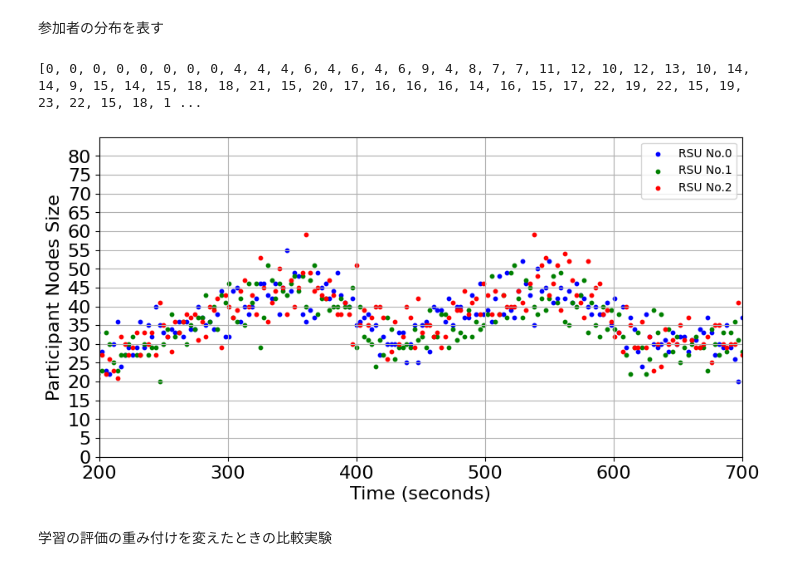
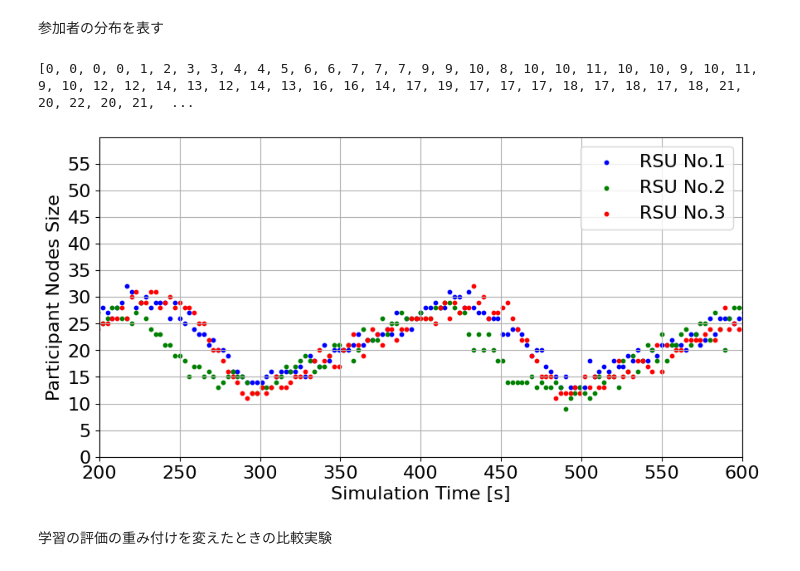
Before and after one commit to lucvil/artery-scenarios, a Jupyter notebook: multiple-rsu-street-congestion/IMMU_learning.ipynb, the cells around one changed output. Cells and saved outputs as stored; diff of their text form; code cells hidden in the pictures.

```diff
--- a/multiple-rsu-street-congestion/IMMU_learning.ipynb
+++ b/multiple-rsu-street-congestion/IMMU_learning.ipynb
@@ -57,8 +57,8 @@ def make_immu_training_data(log_folder_path):
 
 
 # read the json file
-max_speed = 80 # km/hour
-min_speed = 20
+max_speed = 70 # km/hour
+min_speed = 30
 booth_change = True
 has_multi_proposer = True
 proposer_list = [0,1,2]
@@ -787,7 +807,7 @@ def immu_vehicle_assignment(communicable_validator_list, validator_geographic_li
             [898.4, 0],              # 第2のRSUの位置
             [1398.4, 0]      # 第3のRSUの位置
     ])
-	max_vehicle = 180
+	max_vehicle = 120
 	while len(communicable_validator_list) < max_vehicle:
 		# len(communicable_validator_list)がmax_vehicleになるまでrsu_positions[len(communicable_validator_list)%3]を追加
 		communicable_validator_list.append("-1")
@@ -821,12 +841,12 @@ def immu_vehicle_assignment(communicable_validator_list, validator_geographic_li
 
 
 
-model_path = "a2c_vehicle_assignment_180_0.7_0.3"
+model_path = "./models/512*3_first_random_with_min20_ts50000/a2c_vehicle_assignment_512*3_linear10_v120_0.6_0.4_first_random_with_min20_ts50000"
 model = A2C.load(model_path)
 
 # read the json file
-max_speed = 80 # km/hour
-min_speed = 20
+max_speed = 70 # km/hour
+min_speed = 30
 proposer_list = [0,1,2]
 
 vehicle_assignment_result_timeline = {}
@@ -940,8 +960,8 @@ def count_nodes_for_plot_in_multiple_scenario(proposer_id, log_folder_path):
 
     return time_series, status_counts
 
-max_speed = 80
-min_speed = 20
+max_speed = 70
+min_speed = 30
 proposer_list = [0,1,2]
 validator_num = 250
 log_folder_path = "./results/speed" + str(max_speed) + "_" + str(min_speed) + "/250vehicle/"
@@ -951,45 +971,45 @@ log_folder_path = "./results/speed" + str(max_speed) + "_" + str(min_speed) + "/
 time_series, status_counts = count_nodes_for_plot_in_multiple_scenario(proposer_list[0], log_folder_path)
 
 # proposer_id 1
 time_series2, status_counts2 = count_nodes_for_plot_in_multiple_scenario(proposer_list[1], log_folder_path)
 
 # proposer_id 2
 time_series3, status_counts3 = count_nodes_for_plot_in_multiple_scenario(proposer_list[2], log_folder_path)
 
 #time_series, status_countsたちを10個おきにする
 time_series = time_series[::300]
 status_counts = status_counts[::300]
 time_series2 = time_series2[::300]
 status_counts2 = status_counts2[::300]
 time_series3 = time_series3[::300]
 status_counts3 = status_counts3[::300]
 
 print(status_counts)
 
 # 3つwo1つのgraphにまとめる
 plt.figure(figsize=(10, 5))
-plt.scatter(time_series, status_counts, c='blue', marker='o', s=10, label='RSU No.0')
-plt.scatter(time_series2, status_counts2, c='green', marker='o', s=10, label='RSU No.1')
-plt.scatter(time_series3, status_counts3, c='red', marker='o', s=10, label='RSU No.2')
-# plt.scatter(time_series, status_counts, c='blue', marker='o', s=10)
-# plt.scatter(time_series2, status_counts2, c='green', marker='o', s=10)
-# plt.scatter(time_series3, status_counts3, c='red', marker='o', s=10)
-plt.xlabel('Time (seconds)', fontsize=16)
+# plt.scatter(time_series, status_counts, facecolors='none', edgecolors='blue', marker='o', s=10, label='RSU No.1')
+# plt.scatter(time_series2, status_counts2, facecolors='none', edgecolors='green', marker='o', s=10, label='RSU No.2')
+# plt.scatter(time_series3, status_counts3, facecolors='none', edgecolors='red', marker='o', s=10, label='RSU No.3')
+plt.scatter(time_series, status_counts, c='blue', marker='o', s=10, label='RSU No.1')
+plt.scatter(time_series2, status_counts2, c='green', marker='o', s=10, label='RSU No.2')
+plt.scatter(time_series3, status_counts3, c='red', marker='o', s=10, label='RSU No.3')
+plt.xlabel('Simulation Time [s]', fontsize=16)
 plt.ylabel('Participant Nodes Size', fontsize=16)
 
 # plt.ylim(0, None)
 # plt.xlim(0, 800)
-plt.ylim(0, 85)
-plt.xlim(200, 700)
+plt.ylim(0, 60)
+plt.xlim(200, 600)
 
 plt.xticks(fontsize=16)
-plt.yticks(range(0, 85, 5),fontsize=16)
+plt.yticks(range(0, 60, 5),fontsize=16)
 
 plt.grid(True)
-plt.legend()
+plt.legend(fontsize=16)
 plt.show()
 # %% [output]
-[0, 0, 0, 0, 0, 0, 0, 0, 4, 4, 4, 6, 4, 6, 4, 6, 9, 4, 8, 7, 7, 11, 12, 10, 12, 13, 10, 14, 14, 9, 15, 14, 15, 18, 18, 21, 15, 20, 17, 16, 16, 16, 14, 16, 15, 17, 22, 19, 22, 15, 19, 23, 22, 15, 18, 1 ...
+[0, 0, 0, 0, 1, 2, 3, 3, 4, 4, 5, 6, 6, 7, 7, 7, 9, 9, 10, 8, 10, 10, 11, 10, 10, 9, 10, 11, 9, 10, 12, 12, 14, 13, 12, 14, 13, 16, 16, 14, 17, 19, 17, 17, 17, 18, 17, 18, 17, 18, 21, 20, 22, 20, 21,  ...
-[figure, old version]
+[figure, new version]
 # %% [markdown]
 学習の評価の重み付けを変えたときの比較実験
```
Also changed, not shown: parts of 15 cells of this notebook, 12 other files.
